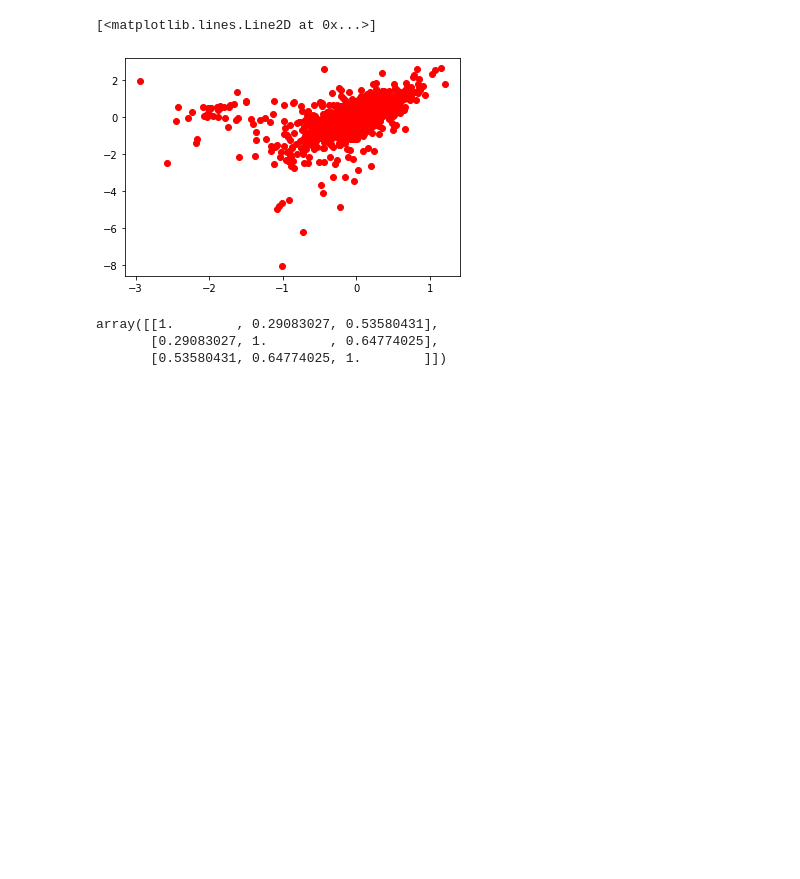
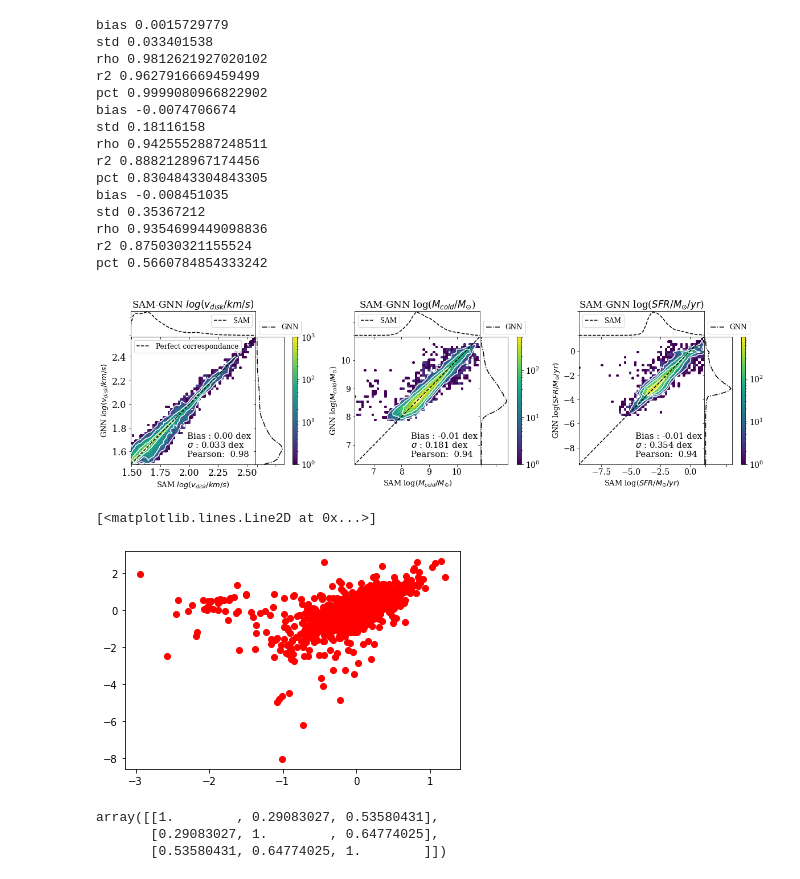
Before and after one commit to astrockragh/Mangrove, a Jupyter notebook: analysis/GNN_plots_all_corr.ipynb, the cells around one changed output. Saved outputs shown, nothing was run; the diff lists cells and outputs as text; code cells hidden in the pictures; blank space fills up the shorter version.

```diff
--- a/analysis/GNN_plots_all_corr.ipynb
+++ b/analysis/GNN_plots_all_corr.ipynb
@@ -13,10 +13,10 @@ from matplotlib.ticker import NullFormatter
 from scipy import stats
 
 def multi_plot(yss, preds):
-    fig, ax = plt.subplots(1, 3, figsize=(18, 5))
+    fig, ax = plt.subplots(1, 3, figsize=(20, 5.5))
     ax = ax.flatten()
 #     target=r"log($SFR/M_{\odot}/yr$)"
-    targets=[r"$log(v_{disk})$", r"log($M_{cold}/M_{\odot}$)", r"log($SFR/M_{\odot}/yr$)"]
+    targets=[r"$log(v_{disk}/km/s)$", r"log($M_{cold}/M_{\odot}$)", r"log($SFR/M_{\odot}/yr$)"]
     # target=r"$v_{disk}$"
     for i in range(3):
         target=targets[i]
@@ -31,7 +31,7 @@ def multi_plot(yss, preds):
         # rect_Cbar = [0, bottom, 0.1, height]
         rect_scatter = [left, bottom, width, height]
         rect_histx = [left, bottom_h, width, 0.15]
-        rect_histy = [left_h, bottom, 0.15+0.12, height]
+        rect_histy = [left_h, bottom, 0.15+0.07, height]
 #             rect_cbar = [left_h+0.15+0.06, bottom, 0.05, height]
 
         # start with a rectangular Figure
@@ -62,7 +62,7 @@ def multi_plot(yss, preds):
         axHist.yaxis.label.set_fontsize(13)
 
         if i==0:
-            axHist.legend()
+            axHist.legend(fontsize=12, loc='upper left')
 
         X, Y = X[0], Y.T[0]
         axHist.set_xlim((min(X), max(X)))
@@ -83,7 +83,7 @@ def multi_plot(yss, preds):
         yt=0.2
         dy=0.07
         font = {'weight': 'normal',
-            'size': 13}
+            'size': 15}
 
         axHist.text(xt,yt, f'Bias : {np.mean(ys-pred):.2f} dex', fontdict=font, transform=axHist.transAxes)
         axHist.text(xt,yt-dy, r'$\sigma$ : '+f'{np.std(ys-pred):.3f} dex', fontdict=font, transform=axHist.transAxes)
@@ -99,10 +99,16 @@ def multi_plot(yss, preds):
         pred_kde = stats.gaussian_kde(pred, 0.1)
         axHistx.plot(X, ys_kde(X), 'k--', label=f'SAM')
         axHisty.plot(pred_kde(Y), Y, "k-.", label=f'GNN')
-        axHistx.legend()
-        axHisty.legend(loc='upper left')
+        axHistx.legend(fontsize=12)
+        axHisty.legend(loc='upper left', bbox_to_anchor=(0.,1.15), fontsize=12)
 
-        axHistx.set(title=f'SAM-GNN {target} relationship')
+        font = {'family' : 'Serif',
+                'weight' : 'normal',
+                'size'   : 14}
+
+        matplotlib.rc('font', **font)
+
+        axHistx.set(title=f'SAM-GNN {target}', )
 
         axHistx.set_xlim(axHist.get_xlim())
         axHisty.set_ylim(axHist.get_ylim())
@@ -138,7 +144,7 @@ run='Sage_vlarge_all_4t_z0.0_quantile_raw_seqqhl_5_6'
 pointer=osp.expanduser(f'~/../../scratch/gpfs/cj1223/GraphResults/{folder}/{run}')
 results=pickle.load(open(osp.join(pointer,'result_dict.pkl'), 'rb'))
 config=pickle.load(open(osp.join(pointer,'construct_dict.pkl'), 'rb'))
-ys, pred = results['low_ys'], results['low_pred']
+ys, pred = results['low_ys'], results['low_pred'] - (results['low_pred']-results['low_ys'])/190
 # mstar_ys, mstar_pred = ys[:,0], pred[:,0]
 vdisk_ys, vdisk_pred = ys[:,1], pred[:,1]
 sfr_ys, sfr_pred = ys[:,3], pred[:,3]
@@ -148,8 +154,25 @@ pred = np.vstack([vdisk_pred, mcold_pred, sfr_pred]).T
 # %%
 import matplotlib
 font = {'family' : 'Serif',
         'weight' : 'normal',
-        'size'   : 13}
+        'size'   : 16}
 
 matplotlib.rc('font', **font)
 fig=multi_plot(ys, pred)
+# %% [output]
+bias 0.0015729779
+std 0.033401538
+rho 0.9812621927020102
+r2 0.9627916669459499
+pct 0.9999080966822902
+bias -0.0074706674
+std 0.18116158
+rho 0.9425552887248511
+r2 0.8882128967174456
+pct 0.8304843304843305
+bias -0.008451035
+std 0.35367212
+rho 0.9354699449098836
+r2 0.875030321155524
+pct 0.5660784854333242
+[figure, added]
```
Also changed, not shown: parts of 2 cells of this notebook, 18 other files.
